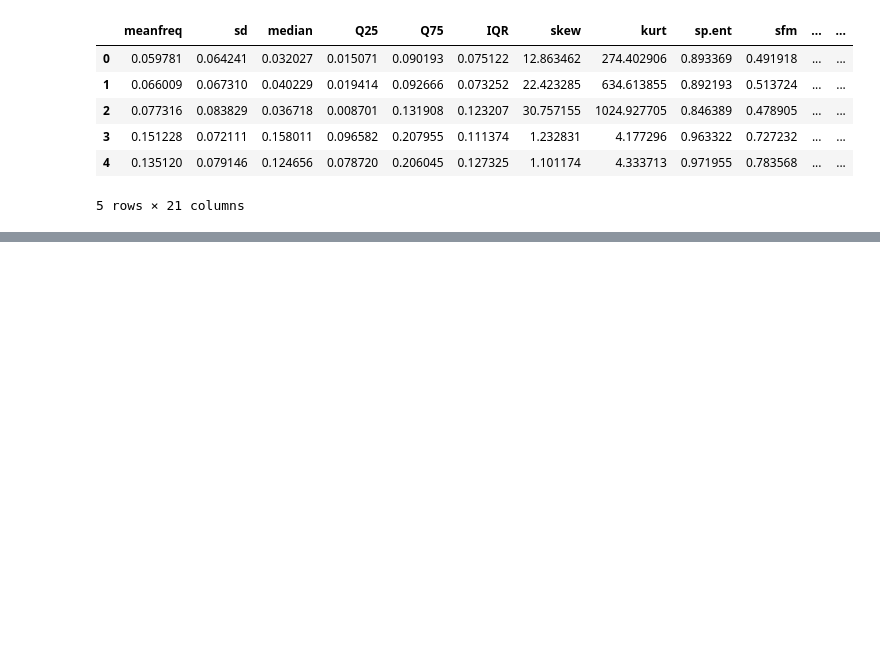
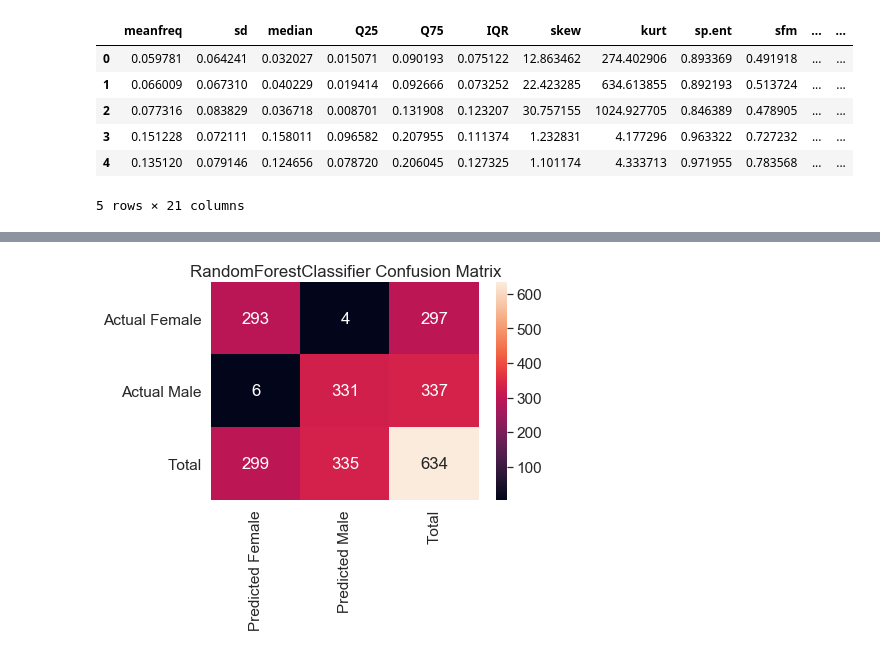
Before and after one commit to DataScienceGroup2/DataScienceExamPaper2020, a Jupyter notebook: RandomForestClassifier.ipynb, the cells around one changed output, grey strips where cells are left out. Saved outputs shown, nothing was run; the diff lists cells and outputs as text; code cells hidden in the pictures; blank space fills up the shorter version.

```diff
--- a/RandomForestClassifier.ipynb
+++ b/RandomForestClassifier.ipynb
@@ -137,10 +133,14 @@ Youdens Index for F of 15: 0.9493
 # %%
 # Import metrics module from scikit-learn
 from sklearn import metrics
-# Check how often the knn model is correct
-accuracy = metrics.accuracy_score(y_test, y_pred)
-# Print the result
-print("Accuracy of model was: ", accuracy)
+
+RFC = RandomForestClassifier(max_features=2)
+
+# Train the model using the training sets
+RFC.fit(x_train,y_train)
+
+y_pred=RFC.predict(x_test)
+
 
 # Get values for true positive (true male), true negative (true female),
 # false positive (false male) and false negative (false female)
@@ -184,0 +177,15 @@ plt.show
+# %%
+# Set dataset for confusion matrix using the test and prediction data
+confusion_data = [[tn, fp, tn+fp], [fn, tp, fn+tp], [tn+fn, fp+tp, tn+fp+fn+tp]]
+
+pd.options.display.float_format = '{:.4f}'.format
+
+# Define the Pandas dataframe
+df = pd.DataFrame(confusion_data, ['Actual Female', 'Actual Male', 'Total'], ['Predicted Female', 'Predicted Male', 'Total'])
+sn.set(font_scale=1.4)
+sn.heatmap(df, annot=True, fmt='g')
+
+plt.title('RandomForestClassifier Confusion Matrix', loc='center')
+plt.show()
+# %% [output]
+[figure, added]
```
Also changed, not shown: parts of 3 cells of this notebook, 1 other file.
